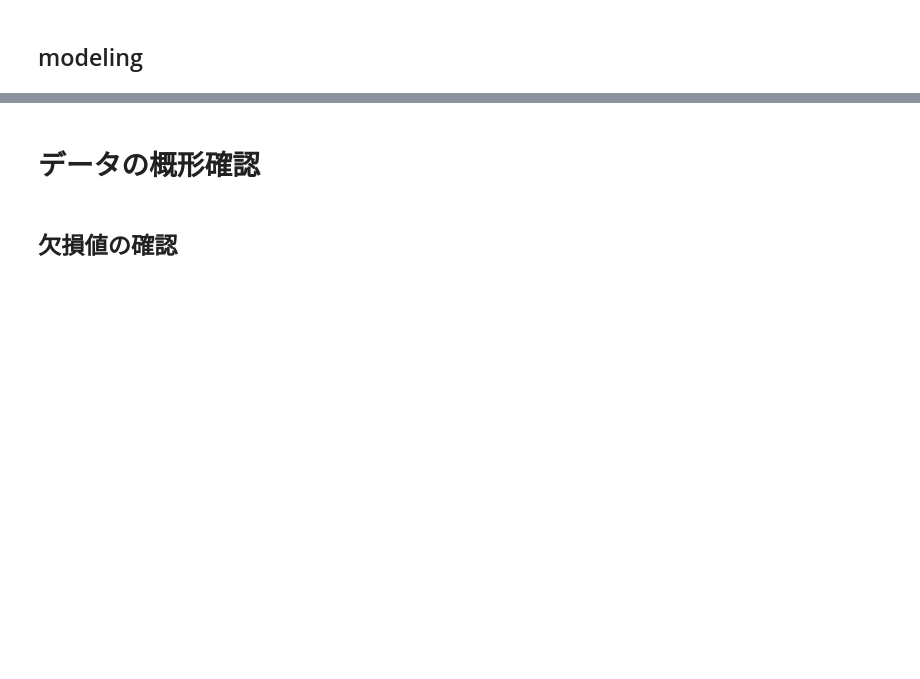
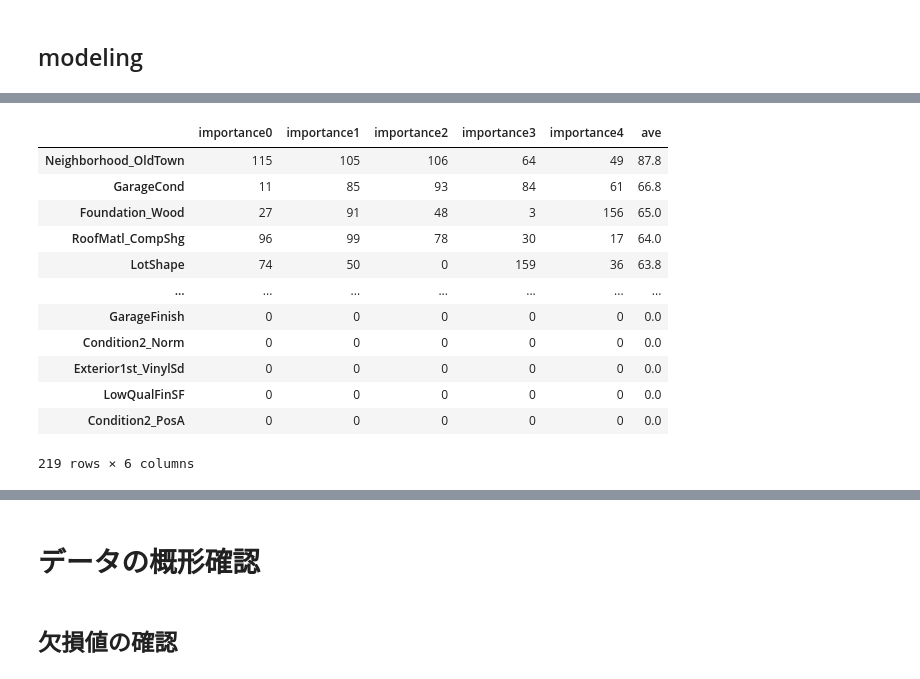
Before and after one commit to ntontonto/kaggle, a Jupyter notebook: Sprint7_selectKbest.ipynb, the cells around one changed output, grey strips where cells are left out. Cells and saved outputs as stored; diff of their text form; code cells hidden in the pictures; blank space fills up the shorter version.

```diff
--- a/Sprint7_selectKbest.ipynb
+++ b/Sprint7_selectKbest.ipynb
@@ -384,2 +486,19 @@ importance_df.head(20)
+# %%
+importance_df = importance_df.sort_values("ave", ascending = False)
+importance_df
+# %% [output]
+|  | importance0 | importance1 | importance2 | importance3 | importance4 | ave |
+| Neighborhood_OldTown | 115 | 105 | 106 | 64 | 49 | 87.8 |
+| GarageCond | 11 | 85 | 93 | 84 | 61 | 66.8 |
+| Foundation_Wood | 27 | 91 | 48 | 3 | 156 | 65.0 |
+| RoofMatl_CompShg | 96 | 99 | 78 | 30 | 17 | 64.0 |
+| LotShape | 74 | 50 | 0 | 159 | 36 | 63.8 |
+| ... | ... | ... | ... | ... | ... | ... |
+| GarageFinish | 0 | 0 | 0 | 0 | 0 | 0.0 |
+| Condition2_Norm | 0 | 0 | 0 | 0 | 0 | 0.0 |
+| Exterior1st_VinylSd | 0 | 0 | 0 | 0 | 0 | 0.0 |
+| LowQualFinSF | 0 | 0 | 0 | 0 | 0 | 0.0 |
+| Condition2_PosA | 0 | 0 | 0 | 0 | 0 | 0.0 |
+219 rows × 6 columns
 # %%
 plt.figure(figsize=(10, 20))
```
Also changed, not shown: parts of 25 cells of this notebook.
